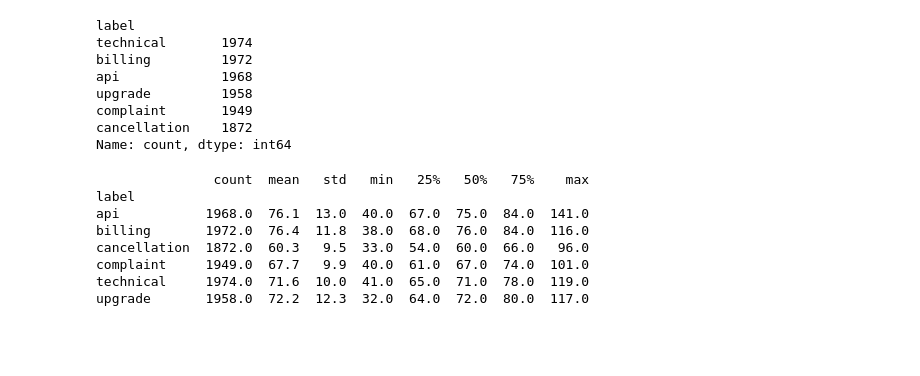
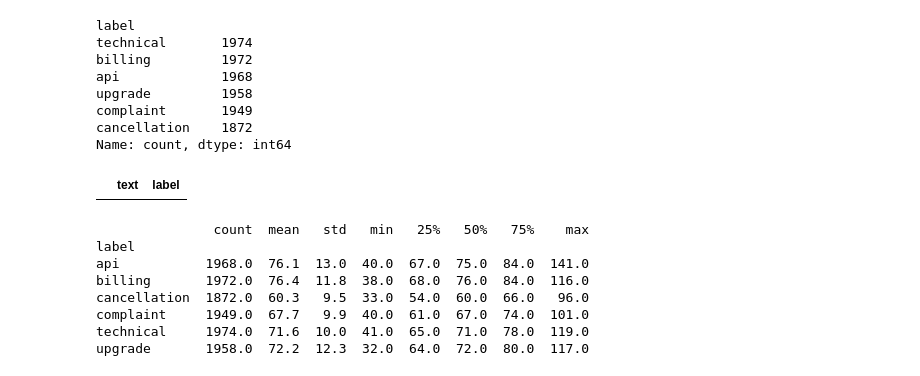
Before and after one commit to cngchis/Support-ticket-router, a Jupyter notebook: notebooks/data_analysis.ipynb, the cells around one changed output. Saved outputs shown, nothing was run; the diff lists cells and outputs as text; code cells hidden in the pictures; blank space fills up the shorter version.

```diff
--- a/notebooks/data_analysis.ipynb
+++ b/notebooks/data_analysis.ipynb
@@ -80,6 +80,11 @@ upgrade         1958
 complaint       1949
 cancellation    1872
 Name: count, dtype: int64
+# %%
+duplicates = df[df.duplicated(subset=["text", "label"])]
+duplicates
+# %% [output]
+|  | text | label |
 # %%
 df["length"] = df["text"].str.len()
 
```
Also changed, not shown: parts of 3 cells of this notebook.
